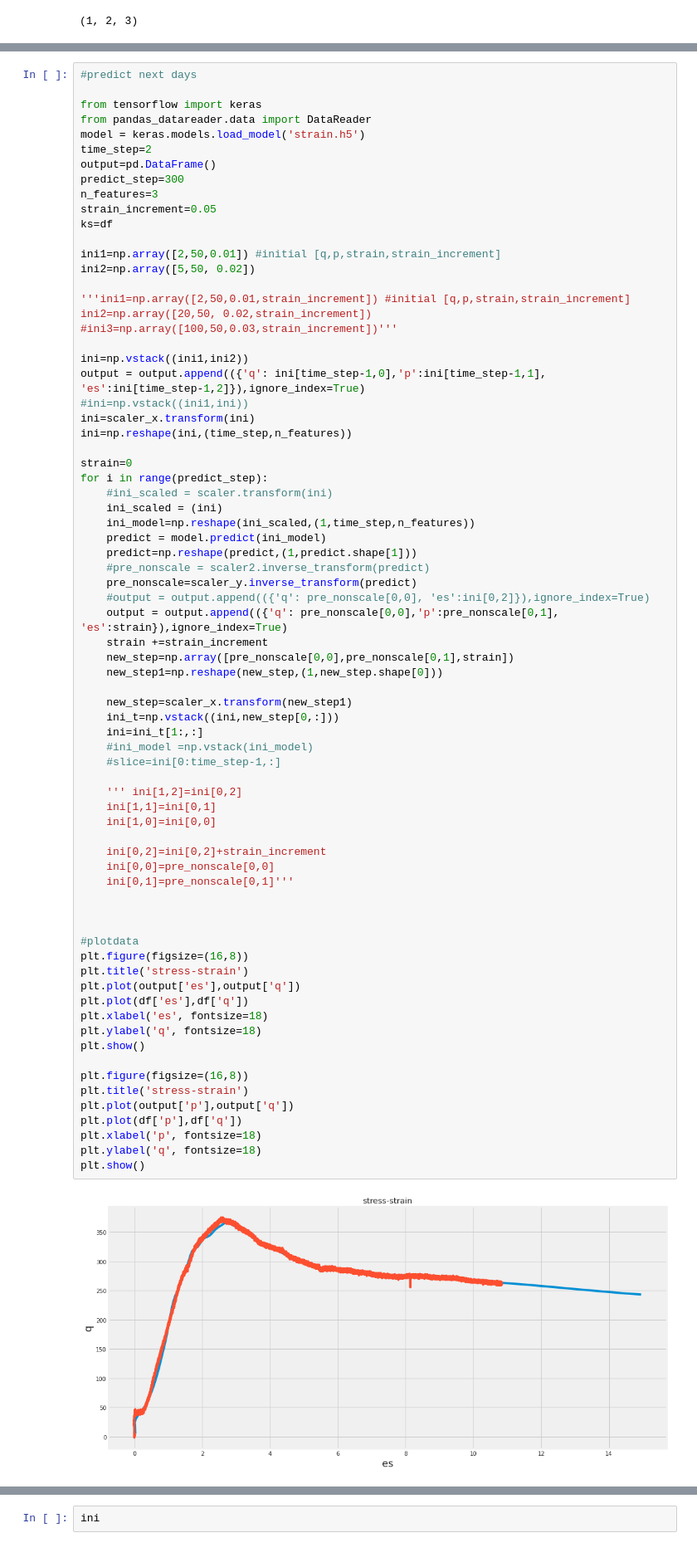
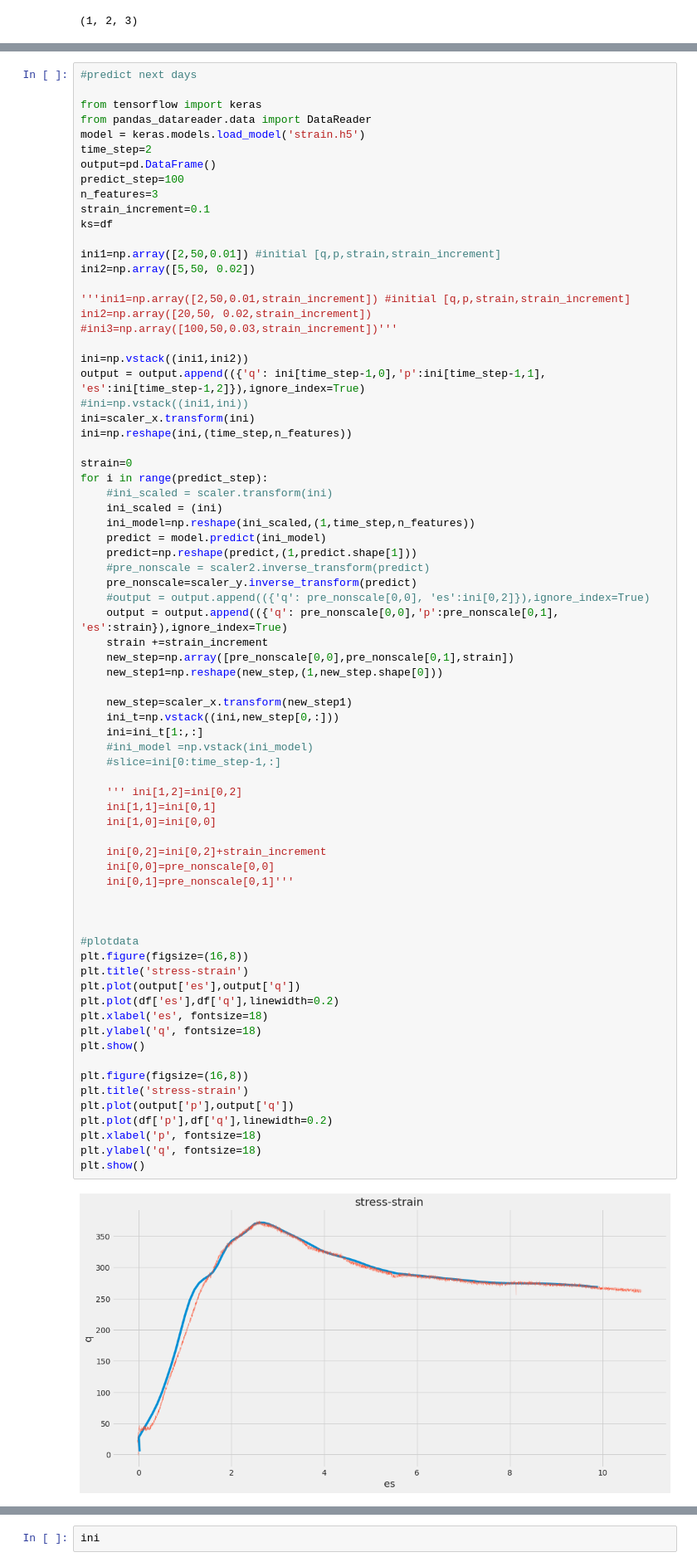
Before and after one commit to Sompote/COV_pile, a Jupyter notebook: LSTM_stress_strain_multistep18_AUG.ipynb, the cells around one changed output, grey strips where cells are left out. Shown at 83% size. Cells and saved outputs as stored; diff of their text form.

```diff
--- a/LSTM_stress_strain_multistep18_AUG.ipynb
+++ b/LSTM_stress_strain_multistep18_AUG.ipynb
@@ -266,9 +266,9 @@ from pandas_datareader.data import DataReader
 model = keras.models.load_model('strain.h5')
 time_step=2
 output=pd.DataFrame()
-predict_step=300
+predict_step=100
 n_features=3
-strain_increment=0.05
+strain_increment=0.1
 ks=df
 
 ini1=np.array([2,50,0.01]) #initial [q,p,strain,strain_increment]
@@ -303,33 +303,33 @@ for i in range(predict_step):
     ini_t=np.vstack((ini,new_step[0,:]))
     ini=ini_t[1:,:]
     #ini_model =np.vstack(ini_model)
     #slice=ini[0:time_step-1,:]
 
     ''' ini[1,2]=ini[0,2]
     ini[1,1]=ini[0,1]
     ini[1,0]=ini[0,0]
 
     ini[0,2]=ini[0,2]+strain_increment
     ini[0,0]=pre_nonscale[0,0]
     ini[0,1]=pre_nonscale[0,1]'''
 
 
 
 #plotdata
 plt.figure(figsize=(16,8))
 plt.title('stress-strain')
 plt.plot(output['es'],output['q'])
-plt.plot(df['es'],df['q'])
+plt.plot(df['es'],df['q'],linewidth=0.2)
 plt.xlabel('es', fontsize=18)
 plt.ylabel('q', fontsize=18)
 plt.show()
 
 plt.figure(figsize=(16,8))
 plt.title('stress-strain')
 plt.plot(output['p'],output['q'])
-plt.plot(df['p'],df['q'])
+plt.plot(df['p'],df['q'],linewidth=0.2)
 plt.xlabel('p', fontsize=18)
 plt.ylabel('q', fontsize=18)
 plt.show()
 # %% [output]
-[figure, old version]
+[figure, new version]
```
Also changed, not shown: parts of 4 cells of this notebook.
